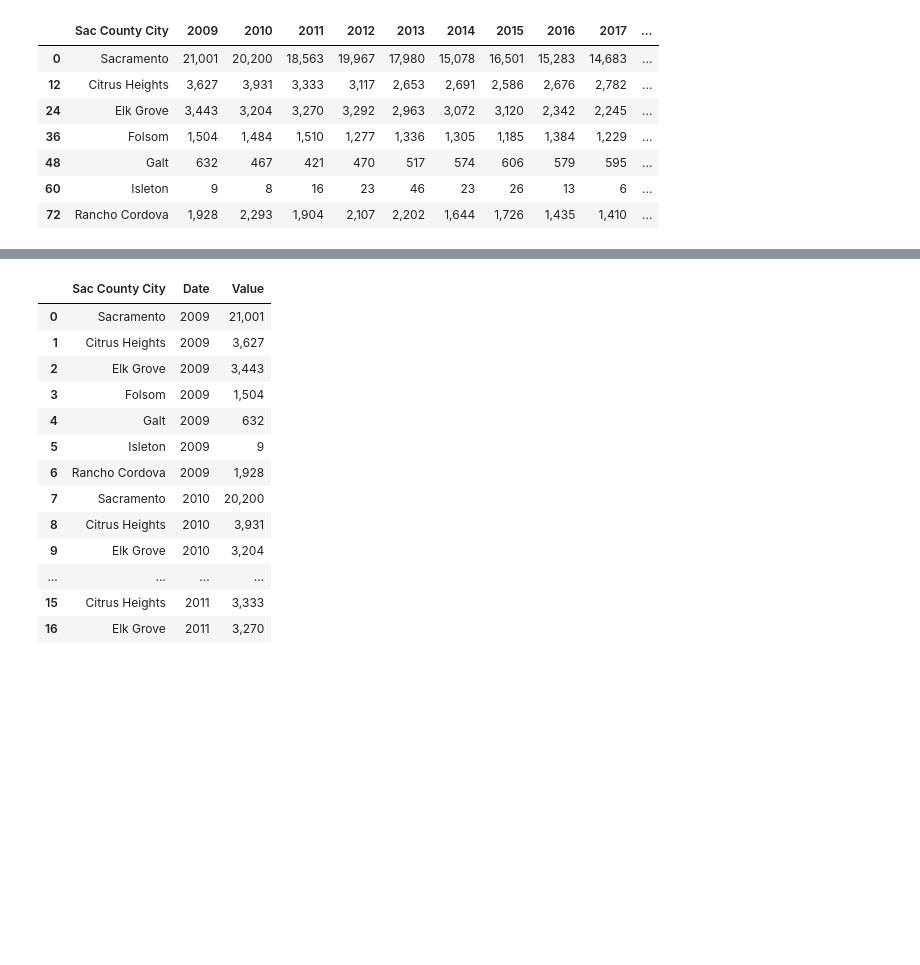
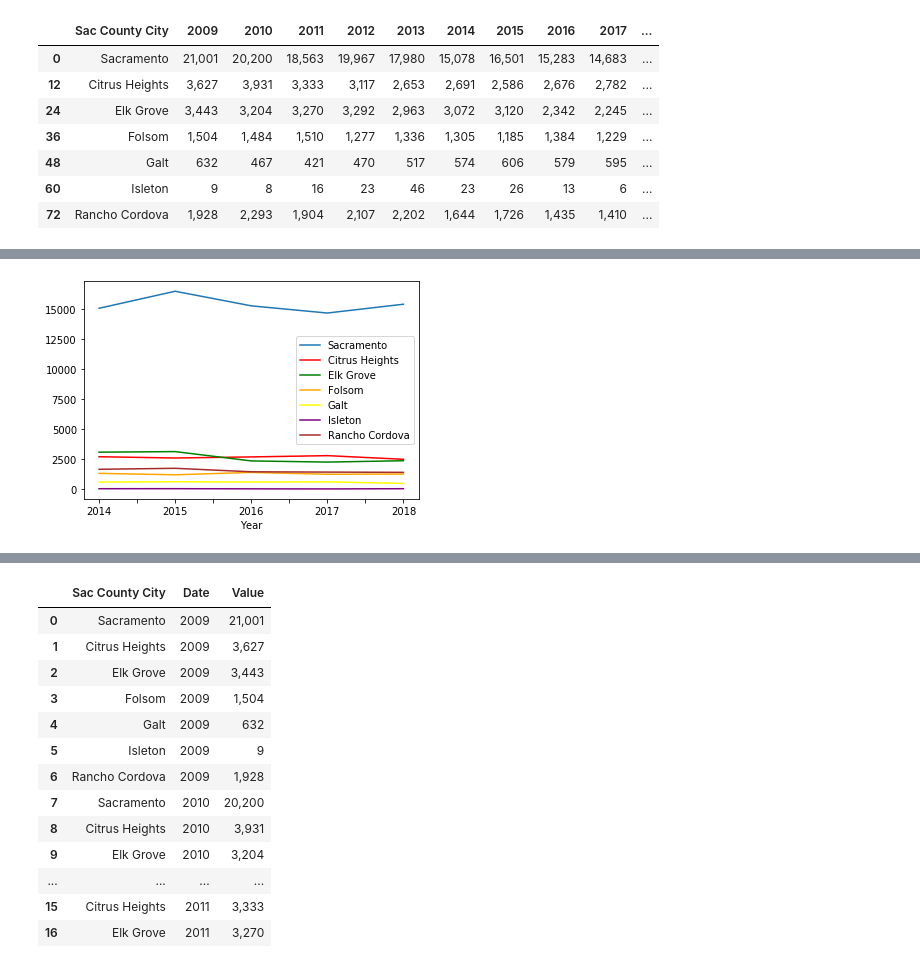
Before and after one commit to N3tadm1n/Team_Housing_prediction, a Jupyter notebook: crime_analysis.ipynb, the cells around one changed output, grey strips where cells are left out. Saved outputs shown, nothing was run; the diff lists cells and outputs as text; code cells hidden in the pictures; blank space fills up the shorter version.

```diff
--- a/crime_analysis.ipynb
+++ b/crime_analysis.ipynb
@@ -47,0 +67,14 @@ pc_total.head(7)
+# %%
+
+switch_new = pd.DataFrame({
+    'Year':['2014','2015','2016','2017','2018'],
+    'Sacramento':[15078,16501,15283,14683,15417],
+    'Citrus Heights':[2691,2586,2676,2782,2478],
+    'Elk Grove':[3072,3120,2342,2245,2359],
+    'Folsom':[1305,1185,1384,1229,1245],
+    'Galt':[574,606,579,595,462],
+    'Isleton':[23,26,13,6,24],
+    'Rancho Cordova':[1644,1726,1435,1410,1388],
+
+})
+switch_new.head()
@@ -47,0 +88,14 @@ pc_total.head(7)
+# %%
+ax = plt.gca()
+
+switch_new.plot(kind='line',x='Year',y='Sacramento',ax=ax)
+switch_new.plot(kind='line',x='Year',y='Citrus Heights', color='red', ax=ax)
+switch_new.plot(kind='line',x='Year',y='Elk Grove', color='green', ax=ax)
+switch_new.plot(kind='line',x='Year',y='Folsom', color='orange', ax=ax)
+switch_new.plot(kind='line',x='Year',y='Galt', color='yellow', ax=ax)
+switch_new.plot(kind='line',x='Year',y='Isleton', color='purple', ax=ax)
+switch_new.plot(kind='line',x='Year',y='Rancho Cordova', color='brown', ax=ax)
+
+plt.show()
+# %% [output]
+[figure, added]
```
Also changed, not shown: parts of 13 cells of this notebook, 5 other files.
